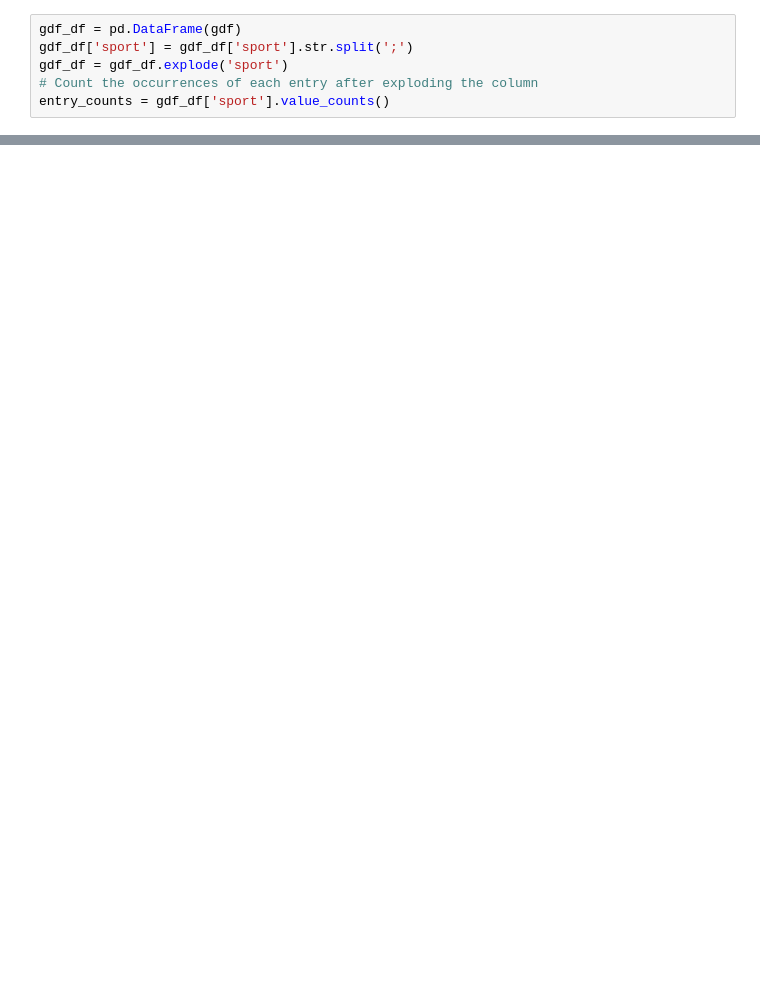
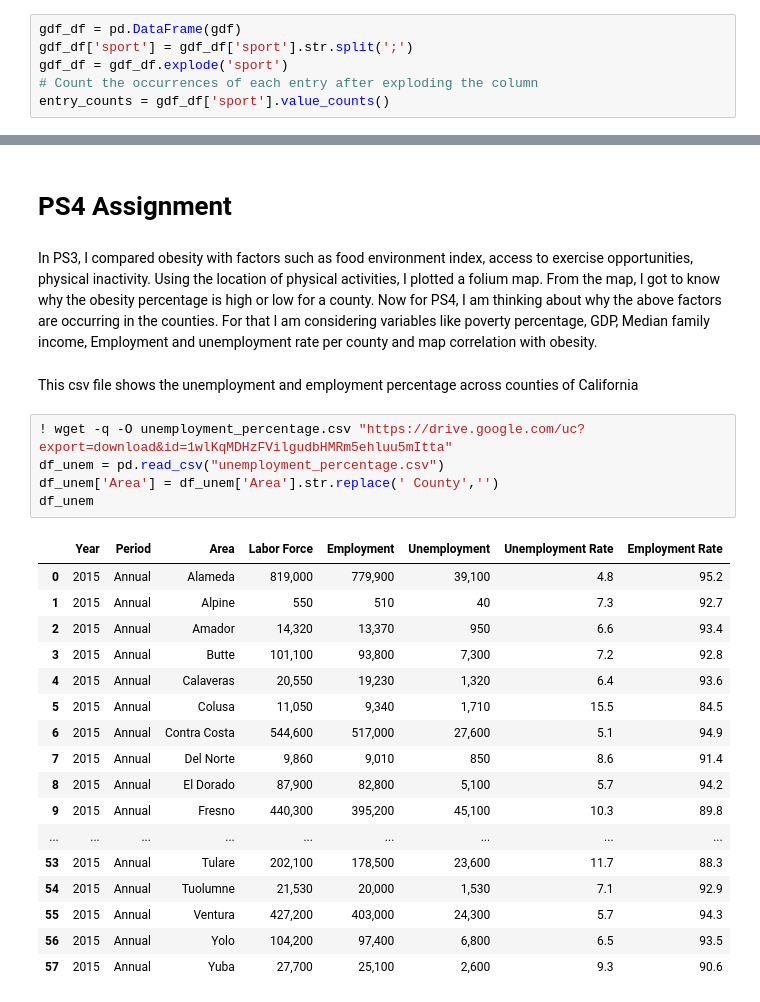
Before and after one commit to kpatwa153/gis, a Jupyter notebook: map.ipynb, the cells around one changed output, grey strips where cells are left out. Drawn from its saved outputs; the diff is of its cells as text; blank space fills up the shorter version.

```diff
--- a/map.ipynb
+++ b/map.ipynb
@@ -1052,0 +1020,30 @@ plt.show()
+# %% [markdown]
+# PS4 Assignment
+# %% [markdown]
+In PS3, I compared obesity with factors such as food environment index, access to exercise opportunities, physical inactivity. Using the location of physical activities, I plotted a folium map.
+From the map, I got to know why the obesity percentage is high or low for a county. Now for PS4, I am thinking about why the above factors are occurring in the counties. For that I am considering variables like poverty percentage, GDP, Median family income, Employment and unemployment rate per county and map correlation with obesity.
+# %% [markdown]
+This csv file shows the unemployment and employment percentage across counties of California
+# %%
+! wget -q -O unemployment_percentage.csv "https://drive.google.com/uc?export=download&id=1wlKqMDHzFVilgudbHMRm5ehluu5mItta"
+df_unem = pd.read_csv("unemployment_percentage.csv")
+df_unem['Area'] = df_unem['Area'].str.replace(' County','')
+df_unem
+# %% [output]
+|  | Year | Period | Area | Labor Force | Employment | Unemployment | Unemployment Rate | Employment Rate |
+| 0 | 2015 | Annual | Alameda | 819,000 | 779,900 | 39,100 | 4.8 | 95.2 |
+| 1 | 2015 | Annual | Alpine | 550 | 510 | 40 | 7.3 | 92.7 |
+| 2 | 2015 | Annual | Amador | 14,320 | 13,370 | 950 | 6.6 | 93.4 |
+| 3 | 2015 | Annual | Butte | 101,100 | 93,800 | 7,300 | 7.2 | 92.8 |
+| 4 | 2015 | Annual | Calaveras | 20,550 | 19,230 | 1,320 | 6.4 | 93.6 |
+| 5 | 2015 | Annual | Colusa | 11,050 | 9,340 | 1,710 | 15.5 | 84.5 |
+| 6 | 2015 | Annual | Contra Costa | 544,600 | 517,000 | 27,600 | 5.1 | 94.9 |
+| 7 | 2015 | Annual | Del Norte | 9,860 | 9,010 | 850 | 8.6 | 91.4 |
+| 8 | 2015 | Annual | El Dorado | 87,900 | 82,800 | 5,100 | 5.7 | 94.2 |
+| 9 | 2015 | Annual | Fresno | 440,300 | 395,200 | 45,100 | 10.3 | 89.8 |
+| ... | ... | ... | ... | ... | ... | ... | ... | ... |
+| 53 | 2015 | Annual | Tulare | 202,100 | 178,500 | 23,600 | 11.7 | 88.3 |
+| 54 | 2015 | Annual | Tuolumne | 21,530 | 20,000 | 1,530 | 7.1 | 92.9 |
+| 55 | 2015 | Annual | Ventura | 427,200 | 403,000 | 24,300 | 5.7 | 94.3 |
+| 56 | 2015 | Annual | Yolo | 104,200 | 97,400 | 6,800 | 6.5 | 93.5 |
+| 57 | 2015 | Annual | Yuba | 27,700 | 25,100 | 2,600 | 9.3 | 90.6 |
```
Also changed, not shown: parts of 12 cells of this notebook.
